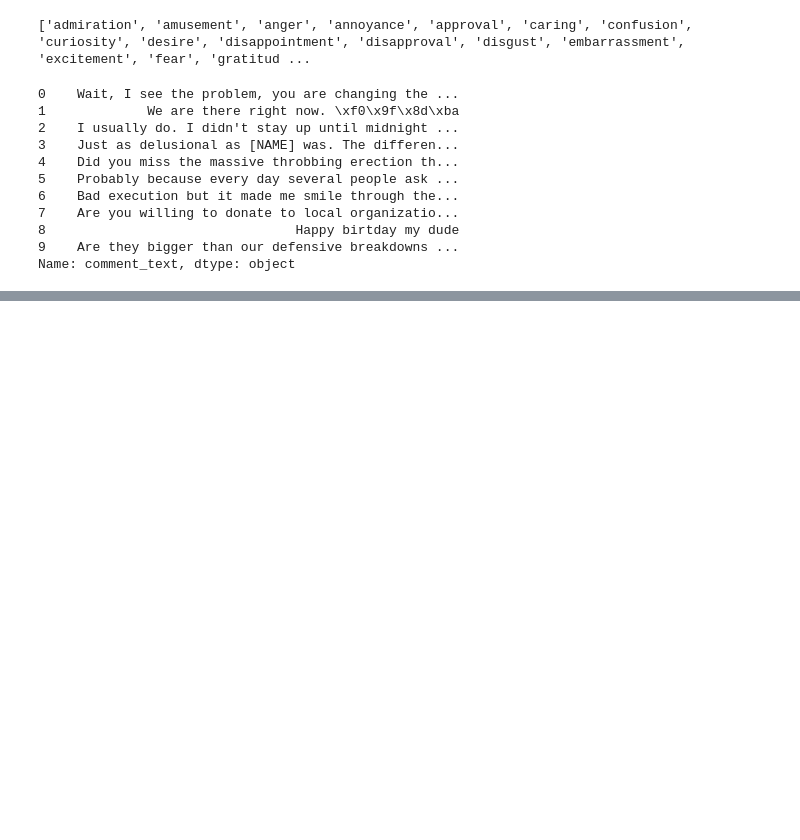
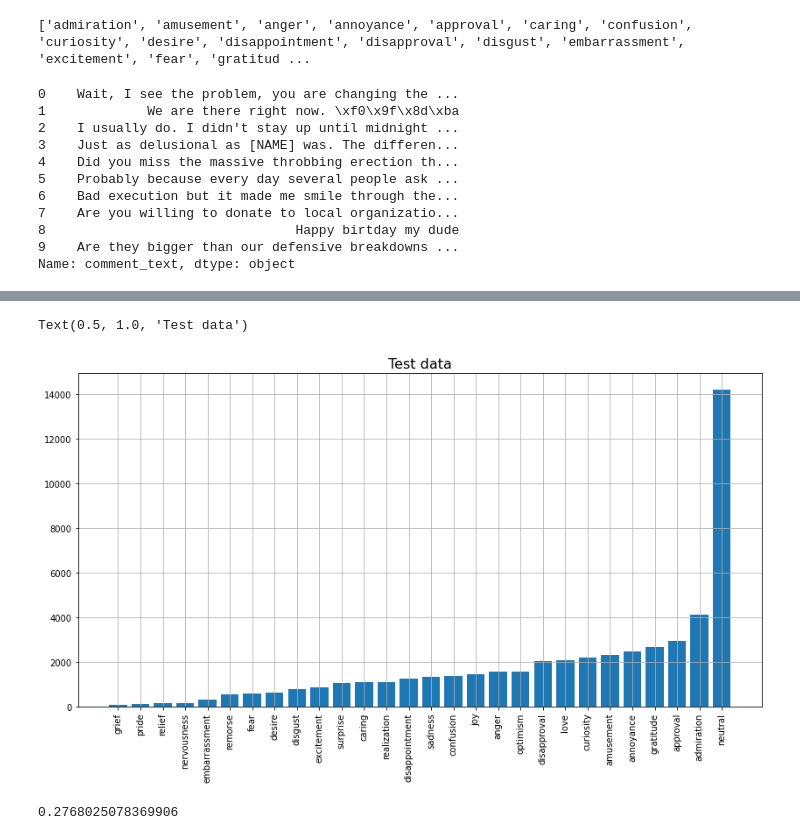
Before and after one commit to KornelWitkowski/TensorFlow-benchmarks, a Jupyter notebook: NLP.ipynb, the cells around one changed output, grey strips where cells are left out. Drawn from its saved outputs; the diff is of its cells as text; code cells hidden in the pictures; blank space fills up the shorter version.

```diff
--- a/NLP.ipynb
+++ b/NLP.ipynb
@@ -44,7 +50,7 @@ import re
 strip = lambda x: re.findall(r"b['\"](.+)['\"]", x)[0]
 replace = lambda x: x.replace('\\xe2\\x80\\x99', "'")
 
-def process_datafeame(df):
+def process_dataframe(df):
 
   df_labels = df.drop("comment_text", axis=1).astype(int)
   df_sentences = df["comment_text"].astype('string')
@@ -54,9 +60,9 @@ def process_datafeame(df):
 
   return df_sentences, df_labels
 # %%
-train_sentences, train_labels = process_datafeame(test_data)
-test_sentences, test_labels = process_datafeame(train_data)
-valid_sentences, valid_labels = process_datafeame(validation_data)
+train_sentences, train_labels = process_dataframe(train_data)
+test_sentences, test_labels = process_dataframe(test_data)
+valid_sentences, valid_labels = process_dataframe(validation_data)
 
 valid_sentences.head(10)
 # %% [output]
@@ -88,0 +90,3 @@ test_ds  = test_ds.batch(128).shuffle(1000).prefetch(tf.data.AUTOTUNE)
+# %%
+counts = valid_labels.sum(axis=0).sort_values()
+counts
@@ -88,0 +111,17 @@ test_ds  = test_ds.batch(128).shuffle(1000).prefetch(tf.data.AUTOTUNE)
+# %%
+import matplotlib.pyplot as plt
+
+fig = plt.figure(figsize=(14, 7))
+plt.bar(counts.index, counts);
+plt.grid(True)
+plt.xticks(rotation=90);
+plt.title("Test data", fontsize=16)
+# %% [output]
+Text(0.5, 1.0, 'Test data')
+[figure, added]
+# %%
+# baseline prediction: every comment is neutral
+
+counts["neutral"]/counts.sum()
+# %% [output]
+0.2768025078369906
```
Also changed, not shown: parts of 72 cells of this notebook.
